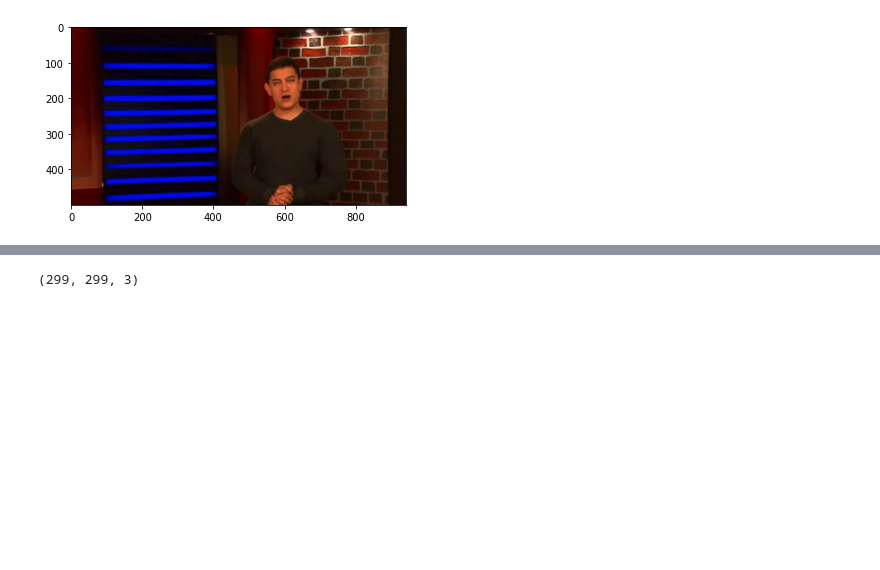
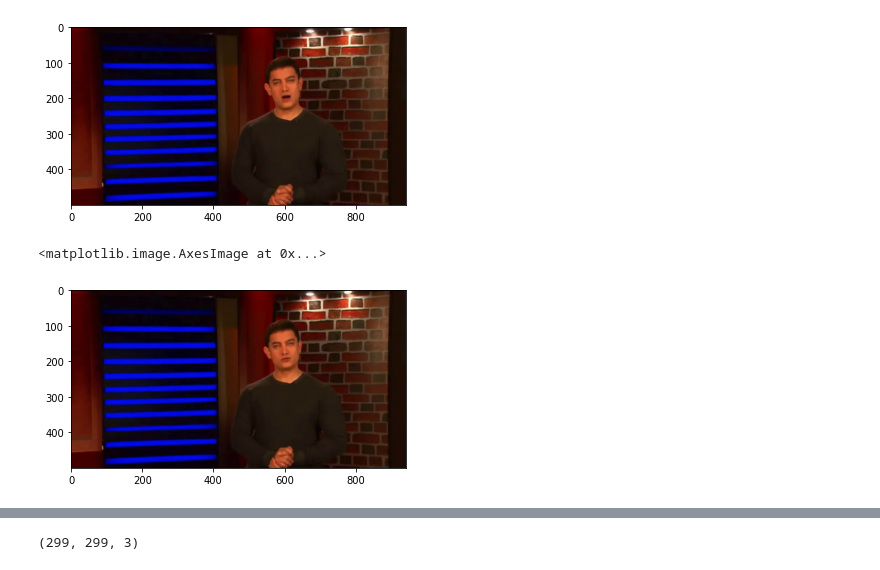
Before and after one commit to christinawanggg/ait-dl-deepfake, a Jupyter notebook: AIT_DL_Project.ipynb, the cells around one changed output, grey strips where cells are left out. Drawn from its saved outputs; the diff is of its cells as text; code cells hidden in the pictures; blank space fills up the shorter version.

```diff
--- a/AIT_DL_Project.ipynb
+++ b/AIT_DL_Project.ipynb
@@ -115,6 +146,14 @@ plt.imshow(img)
 # %% [output]
 <matplotlib.image.AxesImage at 0x...>
 [figure]
+# %%
+# Printing another frame for that same file
+
+img = plt.imread('frame0-6.jpg')
+plt.imshow(img)
+# %% [output]
+<matplotlib.image.AxesImage at 0x...>
+[figure, added]
 # %%
 # Displaying a fake image
 
```
Also changed, not shown: parts of 29 cells of this notebook.
